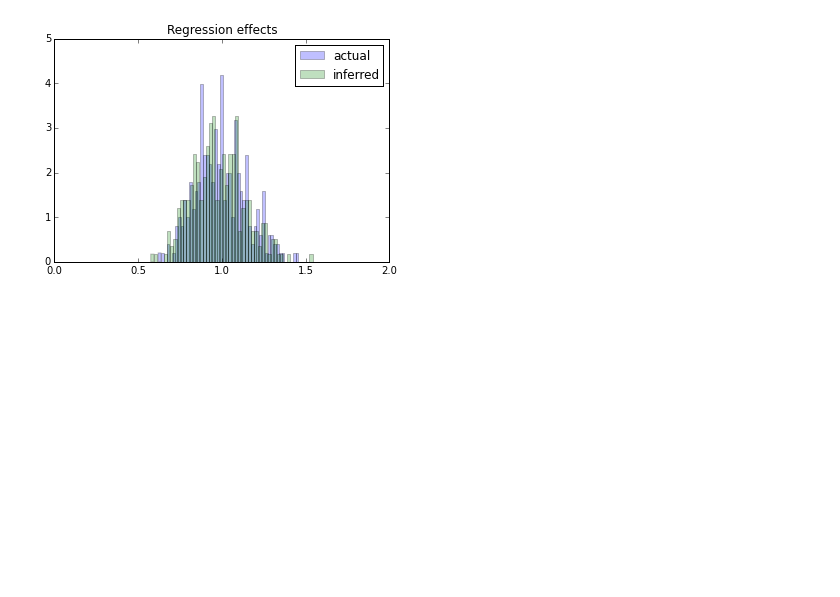
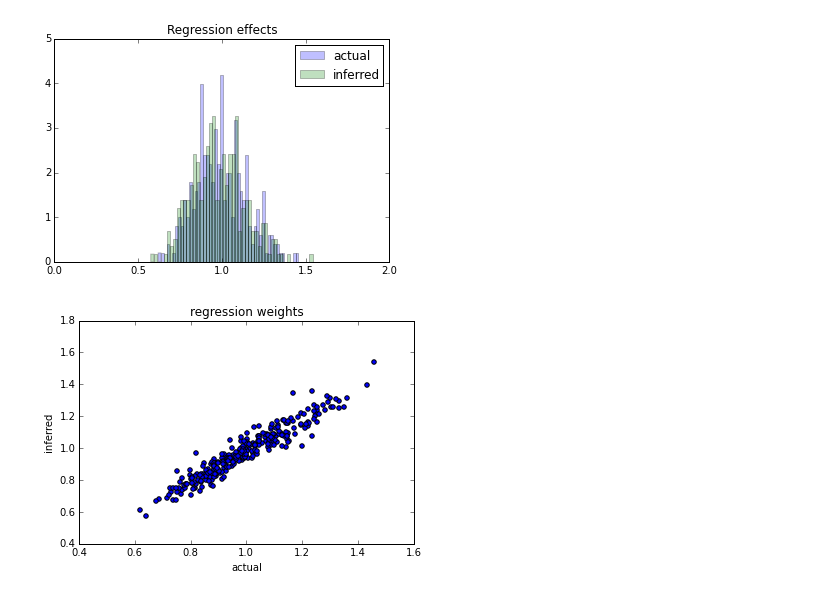
Before and after one commit to pearsonlab/spiketopics, a Jupyter notebook: gpm_sanity_check.ipynb, the cells around one changed output. Cells and saved outputs as stored; diff of their text form; code cells hidden in the pictures; blank space fills up the shorter version.

Commit message:
added regression weight scatter plot

```diff
--- a/gpm_sanity_check.ipynb
+++ b/gpm_sanity_check.ipynb
@@ -509,3 +509,10 @@ plt.ylim(0, 5);
 plt.xlim(0, 2);
 # %% [output]
 [figure]
+# %%
+plt.scatter(Xlam.ravel(), inferred_means);
+plt.xlabel('actual')
+plt.ylabel('inferred')
+plt.title('regression weights');
+# %% [output]
+[figure, added]
```
